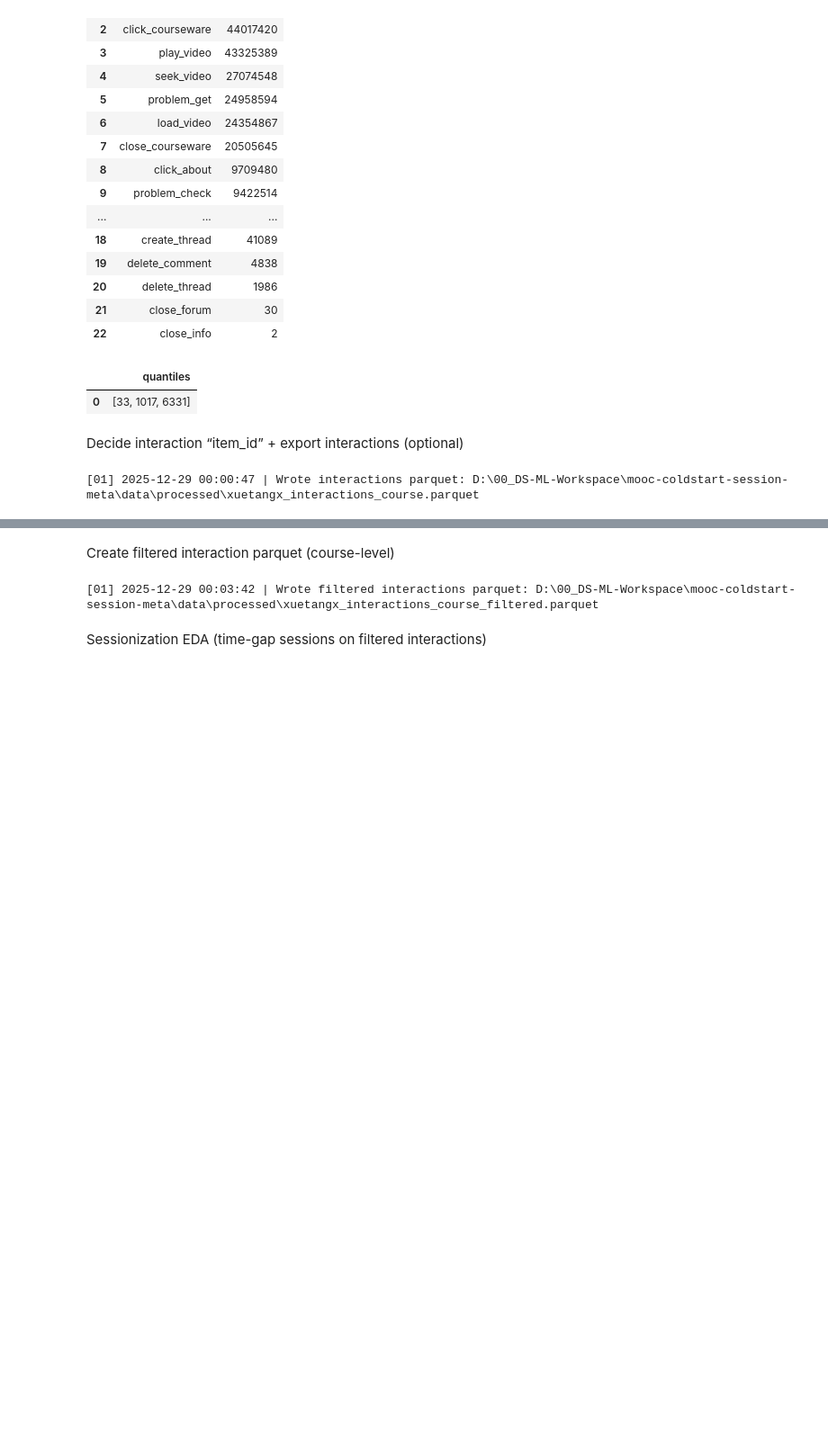
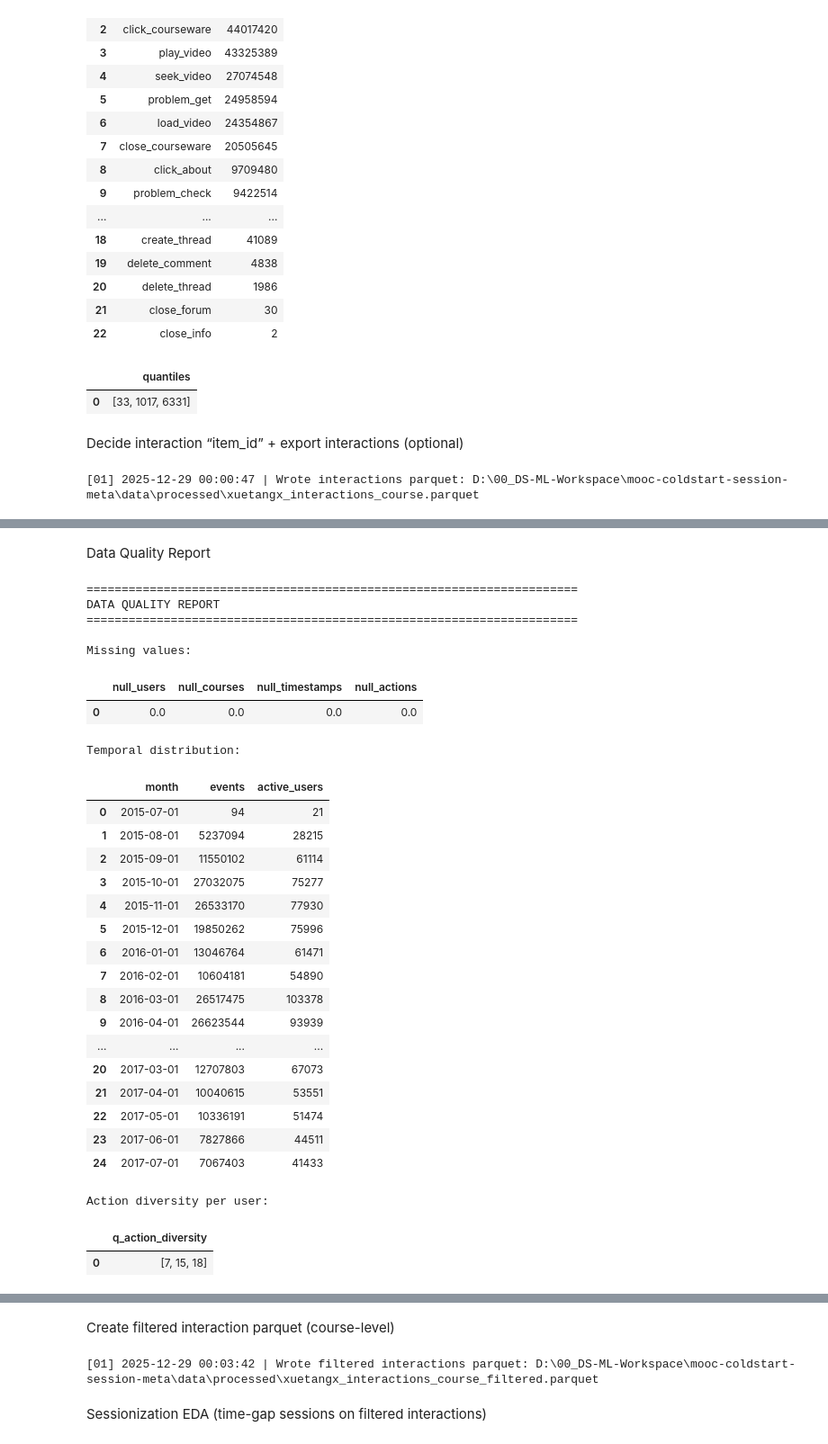
Before and after one commit to jamalla/mooc-coldstart-session-meta, a Jupyter notebook: notebooks/01_eda_source_mooc.ipynb, the cells around one changed output, grey strips where cells are left out. Shown: that part at 90% size. Saved outputs shown, nothing was run; the diff lists cells and outputs as text; code cells hidden in the pictures; blank space fills up the shorter version.

Commit message:
Implement feature X to enhance user experience and optimize performance

```diff
--- a/notebooks/01_eda_source_mooc.ipynb
+++ b/notebooks/01_eda_source_mooc.ipynb
@@ -603,0 +1079,79 @@ log(f"Wrote interactions parquet: {inter_path}")
+# %% [markdown]
+Data Quality Report
+# %%
+# [CELL 01-18] Data quality summary
+
+print("="*70)
+print("DATA QUALITY REPORT")
+print("="*70)
+
+# Missing values
+df_missing = con.execute("""
+SELECT
+  SUM(CASE WHEN user_id IS NULL THEN 1 ELSE 0 END) AS null_users,
+  SUM(CASE WHEN course_id IS NULL THEN 1 ELSE 0 END) AS null_courses,
+  SUM(CASE WHEN ts IS NULL THEN 1 ELSE 0 END) AS null_timestamps,
+  SUM(CASE WHEN action IS NULL THEN 1 ELSE 0 END) AS null_actions
+FROM events;
+""").df()
+
+print("\nMissing values:")
+display(df_missing)
+
+# Temporal coverage
+df_temporal = con.execute("""
+SELECT
+  DATE_TRUNC('month', ts) AS month,
+  COUNT(*) AS events,
+  COUNT(DISTINCT user_id) AS active_users
+FROM events
+GROUP BY month
+ORDER BY month;
+""").df()
+
+print("\nTemporal distribution:")
+display(df_temporal)
+
+# Action diversity per user
+df_action_div = con.execute("""
+WITH user_actions AS (
+  SELECT user_id, COUNT(DISTINCT action) AS n_distinct_actions
+  FROM events
+  GROUP BY user_id
+)
+SELECT
+  approx_quantile(n_distinct_actions, [0.5, 0.9, 0.99]) AS q_action_diversity
+FROM user_actions;
+""").df()
+
+print("\nAction diversity per user:")
+display(df_action_div)
+# %% [output]
+======================================================================
+DATA QUALITY REPORT
+======================================================================
+
+Missing values:
+|  | null_users | null_courses | null_timestamps | null_actions |
+| 0 | 0.0 | 0.0 | 0.0 | 0.0 |
+Temporal distribution:
+|  | month | events | active_users |
+| 0 | 2015-07-01 | 94 | 21 |
+| 1 | 2015-08-01 | 5237094 | 28215 |
+| 2 | 2015-09-01 | 11550102 | 61114 |
+| 3 | 2015-10-01 | 27032075 | 75277 |
+| 4 | 2015-11-01 | 26533170 | 77930 |
+| 5 | 2015-12-01 | 19850262 | 75996 |
+| 6 | 2016-01-01 | 13046764 | 61471 |
+| 7 | 2016-02-01 | 10604181 | 54890 |
+| 8 | 2016-03-01 | 26517475 | 103378 |
+| 9 | 2016-04-01 | 26623544 | 93939 |
+| ... | ... | ... | ... |
+| 20 | 2017-03-01 | 12707803 | 67073 |
+| 21 | 2017-04-01 | 10040615 | 53551 |
+| 22 | 2017-05-01 | 10336191 | 51474 |
+| 23 | 2017-06-01 | 7827866 | 44511 |
+| 24 | 2017-07-01 | 7067403 | 41433 |
+Action diversity per user:
+|  | q_action_diversity |
+| 0 | [7, 15, 18] |
```
Also changed, not shown: parts of 28 cells of this notebook.
